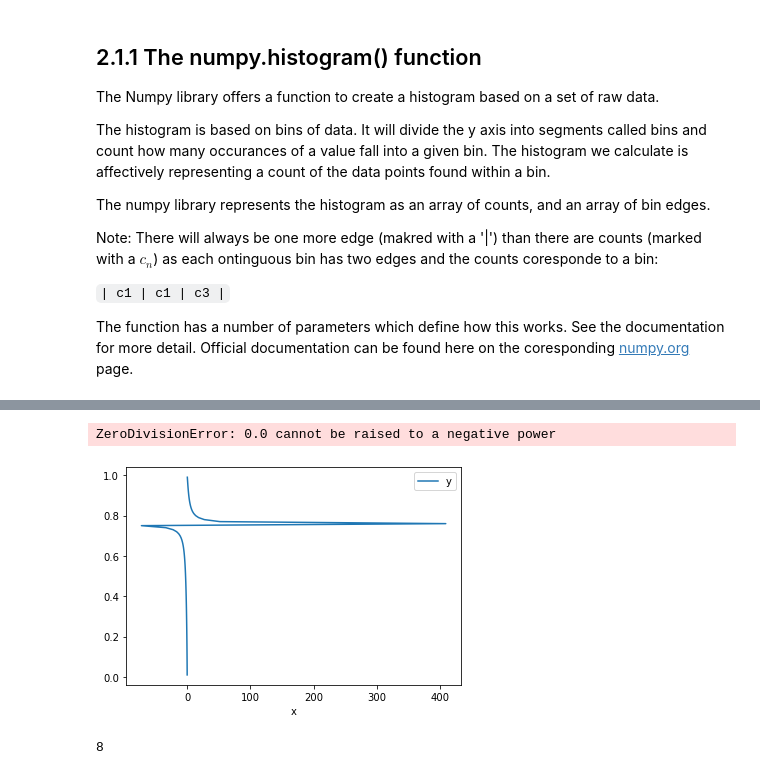
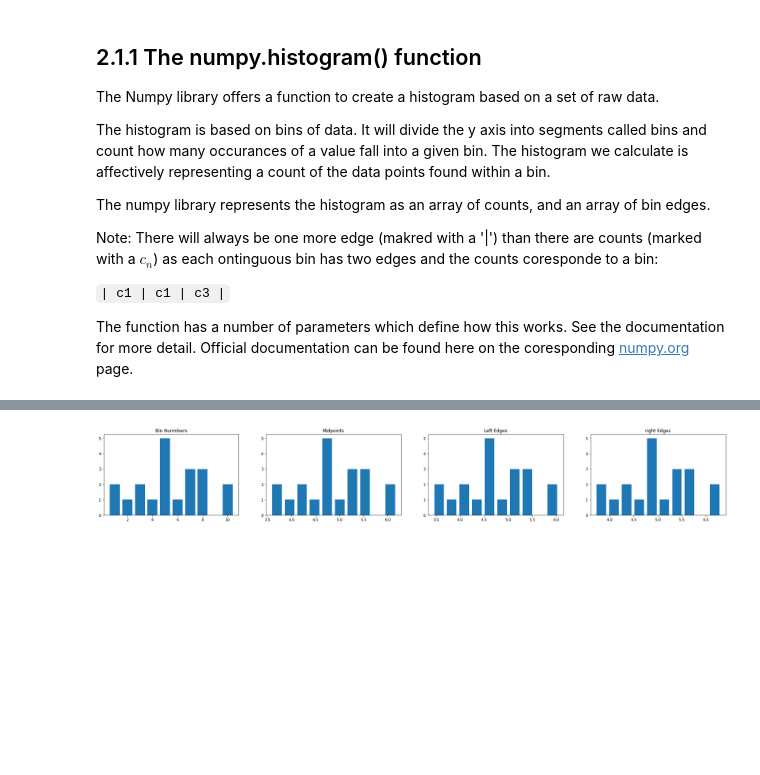
Before and after one commit to taylor-schneider/ml-training-jupyter-notebooks, a Jupyter notebook: Exploratory Data Analysis (EDA)/Histograms and Probability.ipynb, the cells around one changed output, grey strips where cells are left out. Drawn from its saved outputs; the diff is of its cells as text; code cells hidden in the pictures; blank space fills up the shorter version.

```diff
--- a/Exploratory Data Analysis (EDA)/Histograms and Probability.ipynb
+++ b/Exploratory Data Analysis (EDA)/Histograms and Probability.ipynb
@@ -171,21 +321,0 @@ Lets take a look at constructing a PMF and how interpolation may help to smooth
-# %%
-bin_count = max(y) - min(y)
-counts, bin_edges = numpy.histogram(numpy_y, bins=bin_count)
-
-def create_pmf(counts, bin_edges):
-
-    def pmf(x):
-        N = len(bin_edges) - 1
-        for i in range(0, N):
-            lower_edge = bin_edges[i]
-            upper_edge = bin_edges[i + 1]
-            if lower_edge <= x and x < upper_edge:
-                count = counts[i]
-                probability = count / N
-                return probability
-    return pmf
-
-pmf = create_pmf(counts, bin_edges)
-X = range(0, 100)
-Y = [pmf(x) for x in X]
-line = plt.plot(X, Y)
@@ -340,32 +322,25 @@ plt.plot(Q_x, Q_y);
-# %%
-def gld_pdf(x):
-
-    numerator = lambdas[1]
-
-    t1 = lambdas[2] * y ** (lambdas[2] - 1)
-    t2 = lambdas[3] *(1 - y) ** (lambdas[3] - 1)
-    denominator = t1 + t2
-
-    answer = numerator / denominator
-    print("gld: {0}/{1}={2}".format(numerator, denominator, answer))
-
-    return answer
-
-# In this case, the y values are those of the probability function denoted p
-#gld_x = numpy.arange(1, range_of_y_values + 1)
-#print("x: {0}".format(gld_y))
-#gld_f = [gld_qunatile_function(y) for y in gld_y]
-#print("f: {0}".format(gld_f))
-
-gld_pdf(1)
-# %% [output]
-ZeroDivisionError: 0.0 cannot be raised to a negative power
-# %%
-df = pandas.DataFrame({"x": gld_x, "y": gld_y})
-subplot = df.plot("x", "y")
-# %% [output]
-[figure, removed]
-# %%
-2 ** 3
-# %% [output]
-8
+# %%
+# Calculate values for the x axis of the histogram
+bin_numbers = list(range(1, len(bin_edges)))
+bin_midpoints = bin_edges[:-1] + (numpy.diff(bin_edges, 1) / 2)
+bin_left_edges = bin_edges[:-1]
+bin_right_edges = bin_edges[1:]
+
+# Plot the histogram information as a bar chart
+#
+# Note: We set the witdh= parameter for the bar() function because
+#       by default it will glob bars together
+
+fig, (ax1, ax2, ax3, ax4) = pyplot.subplots(nrows=1, ncols=4)
+bar_container = ax1.bar(bin_numbers, counts, width=0.8) # <- why 0.8 when the rest are 0.2 ???
+bar_container = ax2.bar(bin_midpoints, counts, width=0.2)
+bar_container = ax3.bar(bin_left_edges, counts, width=0.2)
+bar_container = ax4.bar(bin_right_edges, counts, width=0.2)
+
+fig.set_figwidth(30)
+ax1.set_title("Bin Nunmbers")
+ax2.set_title("Midpoints")
+ax3.set_title("Left Edges")
+ax4.set_title("right Edges");
+# %% [output]
+[figure, added]
```
Also changed, not shown: parts of 59 cells of this notebook, 12 other files.
